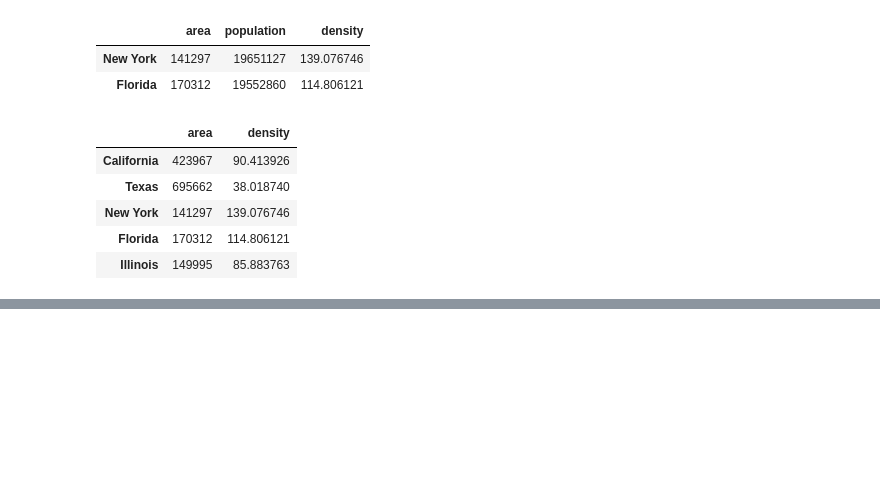
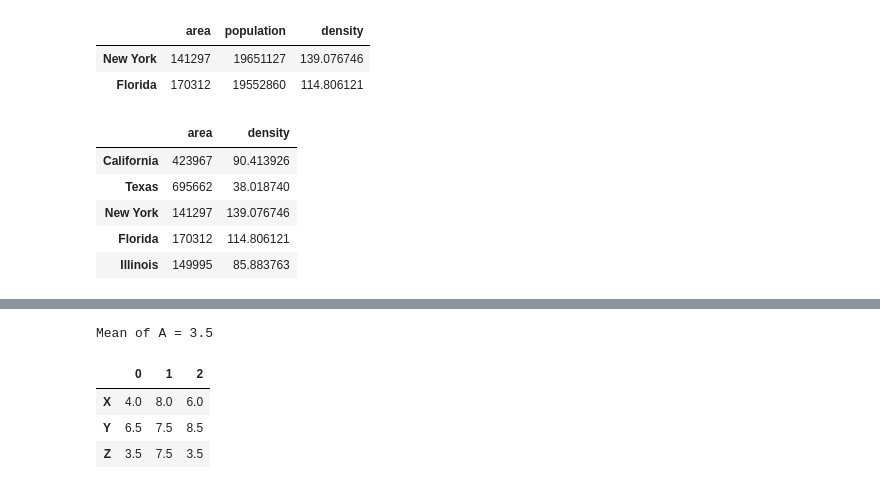
Before and after one commit to vaibhavpandeyprayag/python-ds-handbook, a Jupyter notebook: chapter_3_pandas.ipynb, the cells around one changed output, grey strips where cells are left out. Saved outputs shown, nothing was run; the diff lists cells and outputs as text; code cells hidden in the pictures; blank space fills up the shorter version.

Commit message:
Handling missing values using 0 and mean

```diff
--- a/chapter_3_pandas.ipynb
+++ b/chapter_3_pandas.ipynb
@@ -295,0 +391,10 @@ stateDf.loc[:, ['area', 'density']]
+# %%
+meanVal = A.stack().mean()
+print("Mean of A =", meanVal)
+A.add(B, fill_value=meanVal)
+# %% [output]
+Mean of A = 3.5
+|  | 0 | 1 | 2 |
+| X | 4.0 | 8.0 | 6.0 |
+| Y | 6.5 | 7.5 | 8.5 |
+| Z | 3.5 | 7.5 | 3.5 |
```
Also changed, not shown: parts of 12 cells of this notebook.
